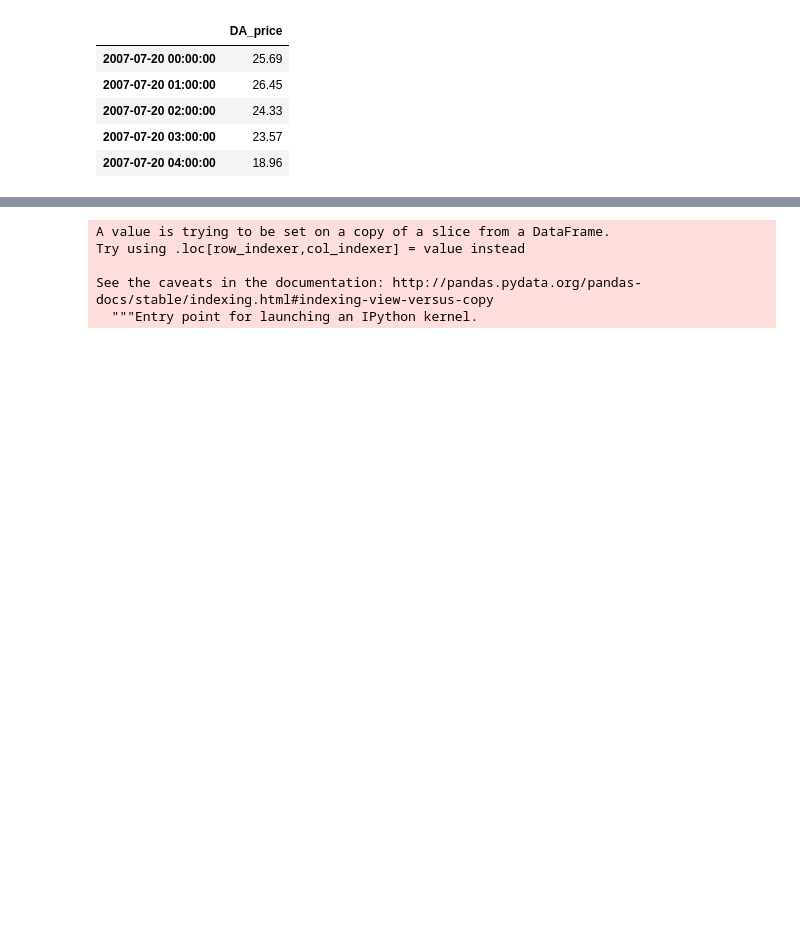
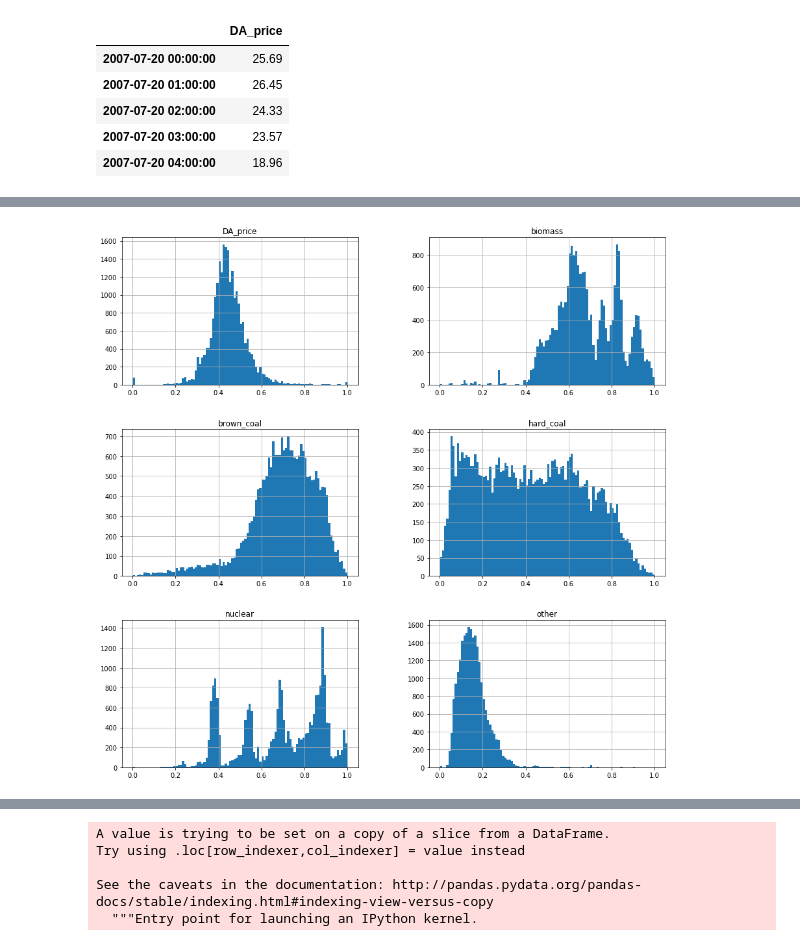
Before and after one commit to Octiembre80/DA-electricity-price-forecasting, a Jupyter notebook: multivariate_timeseries.ipynb, the cells around one changed output, grey strips where cells are left out. Cells and saved outputs as stored; diff of their text form; code cells hidden in the pictures; blank space fills up the shorter version.

```diff
--- a/multivariate_timeseries.ipynb
+++ b/multivariate_timeseries.ipynb
@@ -156,3 +156,7 @@ chosen_data.head()
+# %%
+chosen_data.hist(figsize=(15,15), bins=100);
+# %% [output]
+[figure, added]
 # %%
 lags = 168
 cols = chosen_data.columns
```
Also changed, not shown: parts of 20 cells of this notebook, 6 other files.
